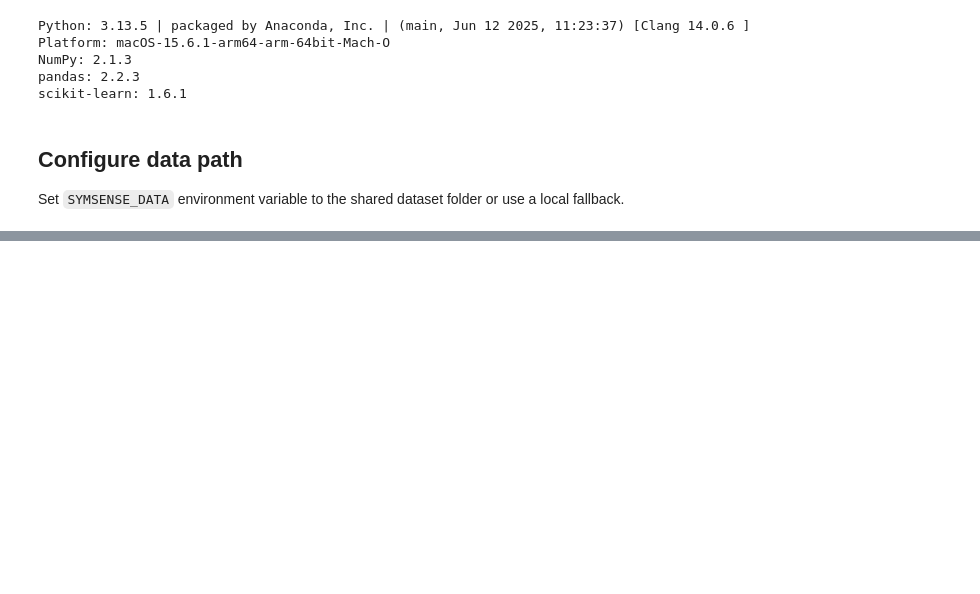
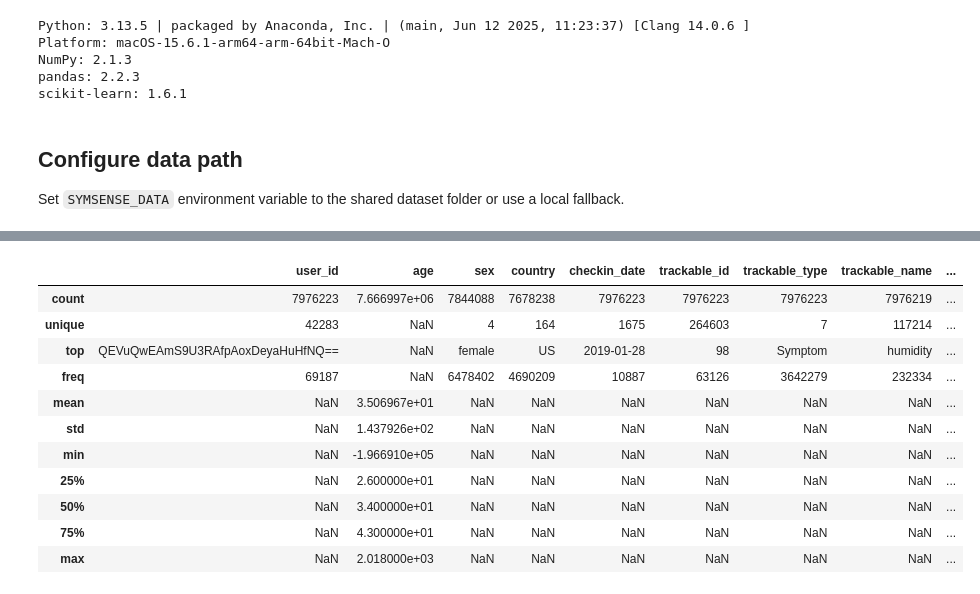
Before and after one commit to SymSenseAI/symsense-mit-challenge-2025-Jupyter-first, a Jupyter notebook: symsense-mit-challenge-2025-Jupyter-first/notebooks/andria_datacleaning.ipynb, the cells around one changed output, grey strips where cells are left out. Cells and saved outputs as stored; diff of their text form; code cells hidden in the pictures; blank space fills up the shorter version.

```diff
--- a/symsense-mit-challenge-2025-Jupyter-first/notebooks/andria_datacleaning.ipynb
+++ b/symsense-mit-challenge-2025-Jupyter-first/notebooks/andria_datacleaning.ipynb
@@ -43,0 +69,15 @@ Place a small CSV at: data/raw/example.csv
+# %%
+df.describe(include="all")
+# %% [output]
+|  | user_id | age | sex | country | checkin_date | trackable_id | trackable_type | trackable_name | ... |
+| count | 7976223 | 7.666997e+06 | 7844088 | 7678238 | 7976223 | 7976223 | 7976223 | 7976219 | ... |
+| unique | 42283 | NaN | 4 | 164 | 1675 | 264603 | 7 | 117214 | ... |
+| top | QEVuQwEAmS9U3RAfpAoxDeyaHuHfNQ== | NaN | female | US | 2019-01-28 | 98 | Symptom | humidity | ... |
+| freq | 69187 | NaN | 6478402 | 4690209 | 10887 | 63126 | 3642279 | 232334 | ... |
+| mean | NaN | 3.506967e+01 | NaN | NaN | NaN | NaN | NaN | NaN | ... |
+| std | NaN | 1.437926e+02 | NaN | NaN | NaN | NaN | NaN | NaN | ... |
+| min | NaN | -1.966910e+05 | NaN | NaN | NaN | NaN | NaN | NaN | ... |
+| 25% | NaN | 2.600000e+01 | NaN | NaN | NaN | NaN | NaN | NaN | ... |
+| 50% | NaN | 3.400000e+01 | NaN | NaN | NaN | NaN | NaN | NaN | ... |
+| 75% | NaN | 4.300000e+01 | NaN | NaN | NaN | NaN | NaN | NaN | ... |
+| max | NaN | 2.018000e+03 | NaN | NaN | NaN | NaN | NaN | NaN | ... |
```
Also changed, not shown: parts of 12 cells of this notebook.
